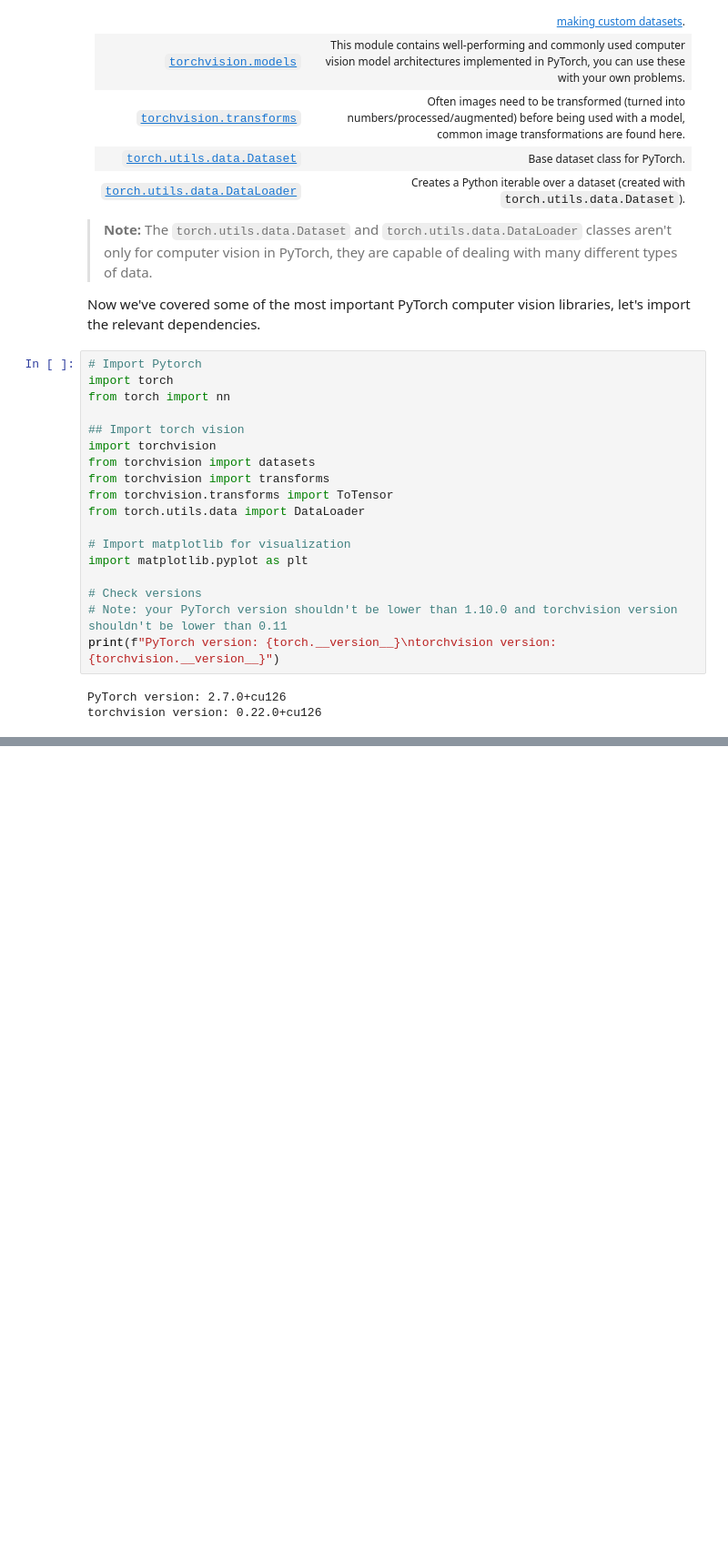
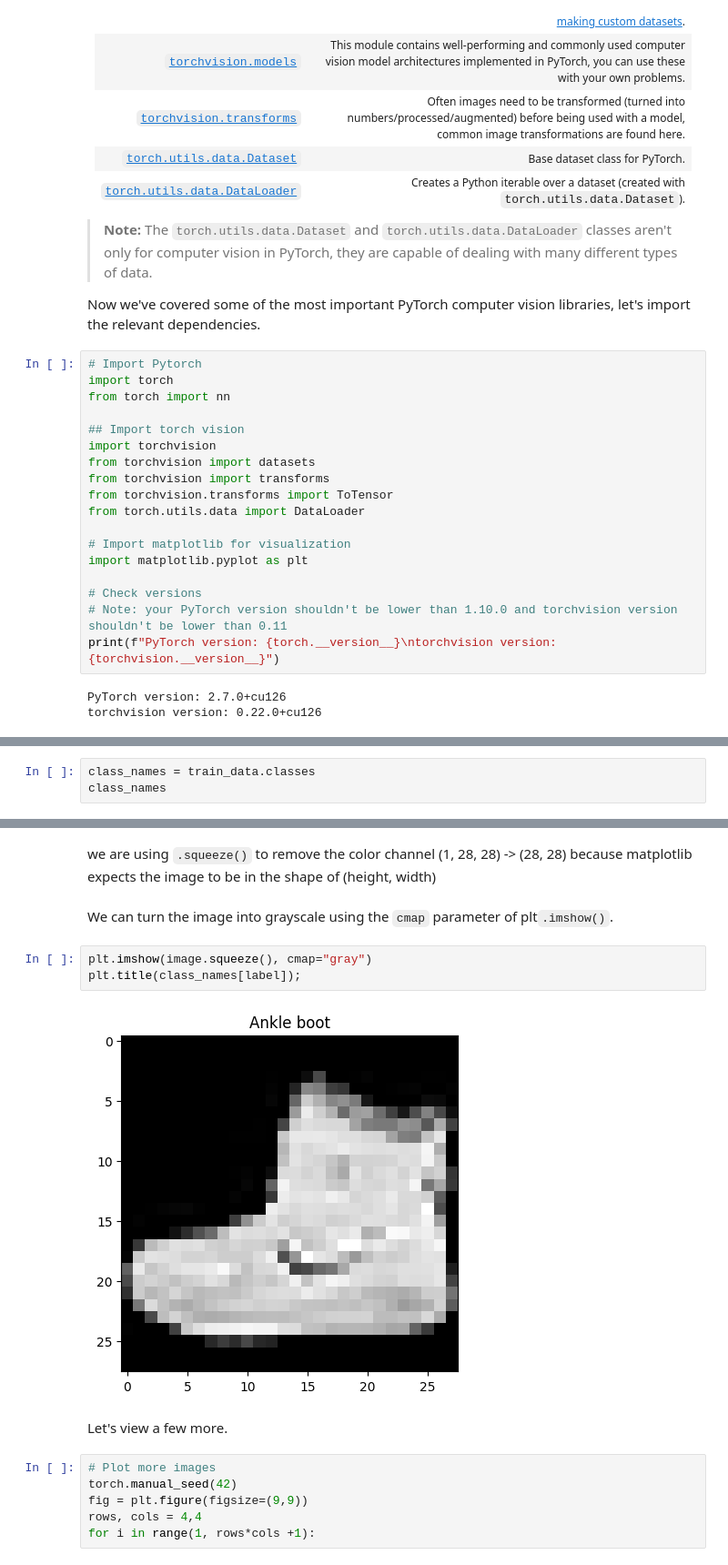
Before and after one commit to priyambuilds/Self_learning_code, a Jupyter notebook: Learning ML/Learning Libraries/Learning Pytorch/03. Pytorch Computer Vision.ipynb, the cells around one changed output, grey strips where cells are left out. Shown at 91% size. Saved outputs shown, nothing was run; the diff lists cells and outputs as text; blank space fills up the shorter version.

```diff
--- a/Learning ML/Learning Libraries/Learning Pytorch/03. Pytorch Computer Vision.ipynb
+++ b/Learning ML/Learning Libraries/Learning Pytorch/03. Pytorch Computer Vision.ipynb
@@ -128,0 +178,3 @@ Many other datasets in `torchvision` have these parameter options.
+# %%
+class_names = train_data.classes
+class_names
@@ -128,0 +257,17 @@ Many other datasets in `torchvision` have these parameter options.
+# %% [markdown]
+ we are using `.squeeze()` to remove the color channel (1, 28, 28) -> (28, 28) because matplotlib expects the image to be in the shape of (height, width)
+# %% [markdown]
+We can turn the image into grayscale using the `cmap` parameter of plt`.imshow()`.
+# %%
+plt.imshow(image.squeeze(), cmap="gray")
+plt.title(class_names[label]);
+# %% [output]
+[figure, added]
+# %% [markdown]
+Let's view a few more.
+# %%
+# Plot more images
+torch.manual_seed(42)
+fig = plt.figure(figsize=(9,9))
+rows, cols = 4,4
+for i in range(1, rows*cols +1):
```
Also changed, not shown: parts of 12 cells of this notebook.
